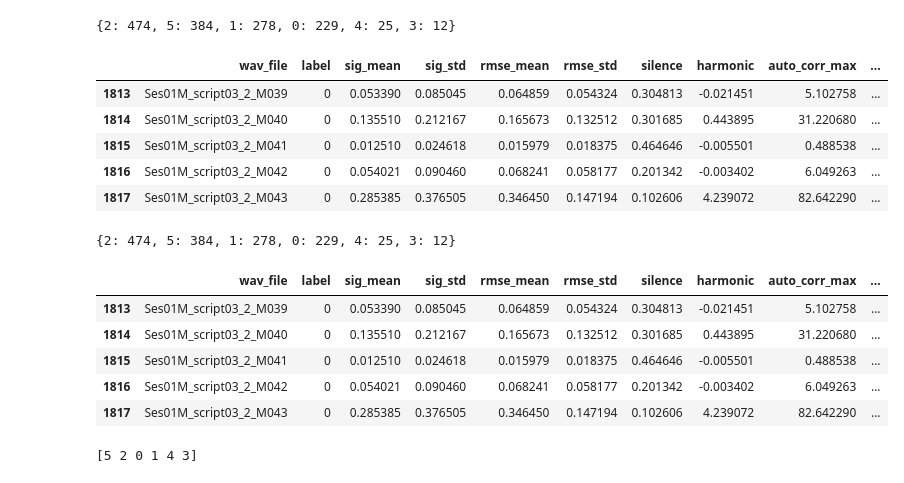
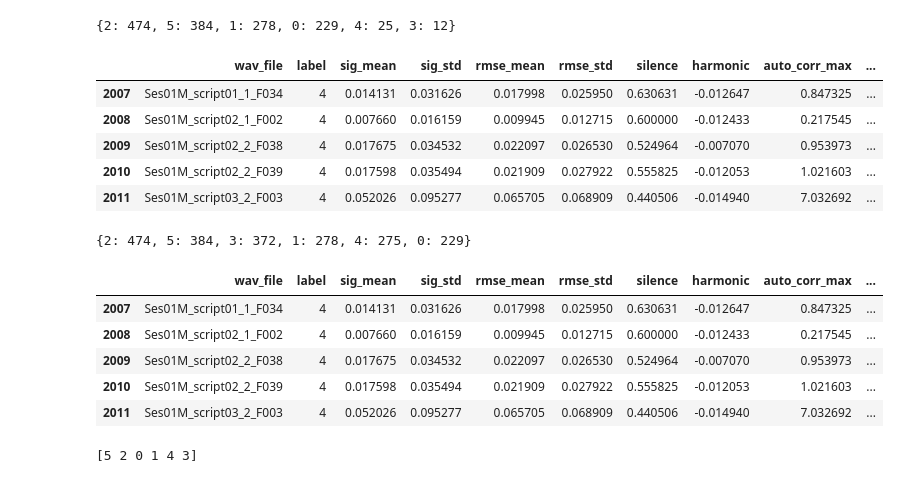
Before and after one commit to Aqsari/multimodal-speech-emotion-recognition, a Jupyter notebook: 4_prepare_data.ipynb, the cells around one changed output. Saved outputs shown, nothing was run; the diff lists cells and outputs as text; code cells hidden in the pictures.

```diff
--- a/4_prepare_data.ipynb
+++ b/4_prepare_data.ipynb
@@ -39,45 +39,35 @@ print(dict(pd.Series(df['label']).value_counts()))
 # %%
 df.to_csv('data/no_sample_df.csv')
 
 # oversample fear
-# Oversample fear class (label == 3)
-fear_df = df[df['label'] == 3]
+df = pd.concat([df] + [fear_df]*30 + [sur_df]*10, ignore_index=True)
 
-# Buat list DataFrame yang berisi data asli dan 30 kali duplikasi fear_df
-dfs_to_concat = [df] + ([fear_df] * 30)
-
-# Gabungkan semua DataFrame sekaligus
-df_oversampled = pd.concat(dfs_to_concat, ignore_index=True)
-
-sur_df = df[df['label'] == 4]
-dfs_to_concat.extend([sur_df] * 10)
-df_oversampled = pd.concat(dfs_to_concat, ignore_index=True)
 
 
 
 df.to_csv('data/modified_df.csv')
 df.head()
 df.tail()
 # %% [output]
 |  | wav_file | label | sig_mean | sig_std | rmse_mean | rmse_std | silence | harmonic | auto_corr_max | ... |
-| 1813 | Ses01M_script03_2_M039 | 0 | 0.053390 | 0.085045 | 0.064859 | 0.054324 | 0.304813 | -0.021451 | 5.102758 | ... |
-| 1814 | Ses01M_script03_2_M040 | 0 | 0.135510 | 0.212167 | 0.165673 | 0.132512 | 0.301685 | 0.443895 | 31.220680 | ... |
-| 1815 | Ses01M_script03_2_M041 | 0 | 0.012510 | 0.024618 | 0.015979 | 0.018375 | 0.464646 | -0.005501 | 0.488538 | ... |
-| 1816 | Ses01M_script03_2_M042 | 0 | 0.054021 | 0.090460 | 0.068241 | 0.058177 | 0.201342 | -0.003402 | 6.049263 | ... |
-| 1817 | Ses01M_script03_2_M043 | 0 | 0.285385 | 0.376505 | 0.346450 | 0.147194 | 0.102606 | 4.239072 | 82.642290 | ... |
+| 2007 | Ses01M_script01_1_F034 | 4 | 0.014131 | 0.031626 | 0.017998 | 0.025950 | 0.630631 | -0.012647 | 0.847325 | ... |
+| 2008 | Ses01M_script02_1_F002 | 4 | 0.007660 | 0.016159 | 0.009945 | 0.012715 | 0.600000 | -0.012433 | 0.217545 | ... |
+| 2009 | Ses01M_script02_2_F038 | 4 | 0.017675 | 0.034532 | 0.022097 | 0.026530 | 0.524964 | -0.007070 | 0.953973 | ... |
+| 2010 | Ses01M_script02_2_F039 | 4 | 0.017598 | 0.035494 | 0.021909 | 0.027922 | 0.555825 | -0.012053 | 1.021603 | ... |
+| 2011 | Ses01M_script03_2_F003 | 4 | 0.052026 | 0.095277 | 0.065705 | 0.068909 | 0.440506 | -0.014940 | 7.032692 | ... |
 # %%
 print(dict(pd.Series(df['label']).value_counts()))
 # %% [output]
-{2: 474, 5: 384, 1: 278, 0: 229, 4: 25, 3: 12}
+{2: 474, 5: 384, 3: 372, 1: 278, 4: 275, 0: 229}
 # %%
 df.tail()
 # %% [output]
 |  | wav_file | label | sig_mean | sig_std | rmse_mean | rmse_std | silence | harmonic | auto_corr_max | ... |
-| 1813 | Ses01M_script03_2_M039 | 0 | 0.053390 | 0.085045 | 0.064859 | 0.054324 | 0.304813 | -0.021451 | 5.102758 | ... |
-| 1814 | Ses01M_script03_2_M040 | 0 | 0.135510 | 0.212167 | 0.165673 | 0.132512 | 0.301685 | 0.443895 | 31.220680 | ... |
-| 1815 | Ses01M_script03_2_M041 | 0 | 0.012510 | 0.024618 | 0.015979 | 0.018375 | 0.464646 | -0.005501 | 0.488538 | ... |
-| 1816 | Ses01M_script03_2_M042 | 0 | 0.054021 | 0.090460 | 0.068241 | 0.058177 | 0.201342 | -0.003402 | 6.049263 | ... |
-| 1817 | Ses01M_script03_2_M043 | 0 | 0.285385 | 0.376505 | 0.346450 | 0.147194 | 0.102606 | 4.239072 | 82.642290 | ... |
+| 2007 | Ses01M_script01_1_F034 | 4 | 0.014131 | 0.031626 | 0.017998 | 0.025950 | 0.630631 | -0.012647 | 0.847325 | ... |
+| 2008 | Ses01M_script02_1_F002 | 4 | 0.007660 | 0.016159 | 0.009945 | 0.012715 | 0.600000 | -0.012433 | 0.217545 | ... |
+| 2009 | Ses01M_script02_2_F038 | 4 | 0.017675 | 0.034532 | 0.022097 | 0.026530 | 0.524964 | -0.007070 | 0.953973 | ... |
+| 2010 | Ses01M_script02_2_F039 | 4 | 0.017598 | 0.035494 | 0.021909 | 0.027922 | 0.555825 | -0.012053 | 1.021603 | ... |
+| 2011 | Ses01M_script03_2_F003 | 4 | 0.052026 | 0.095277 | 0.065705 | 0.068909 | 0.440506 | -0.014940 | 7.032692 | ... |
 # %%
 
 unique_values = df['label'].unique()
```
Also changed, not shown: parts of 4 cells of this notebook, 3 other files.
